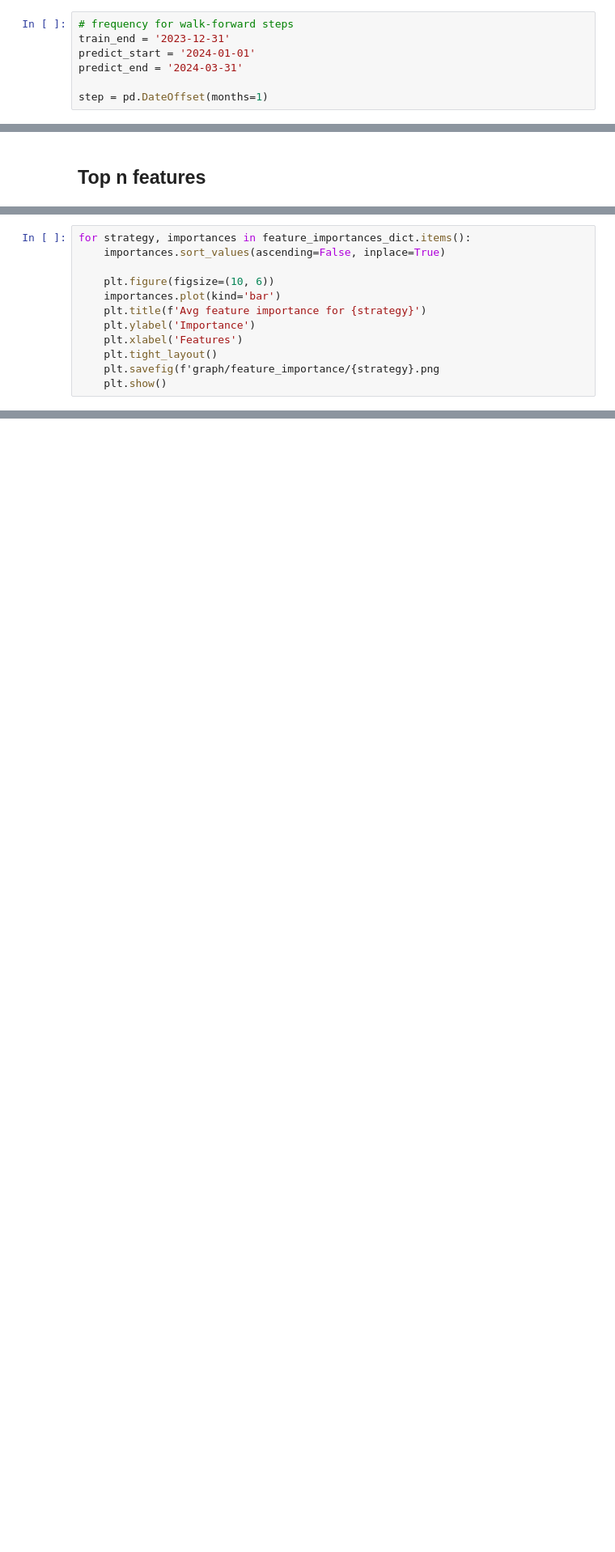
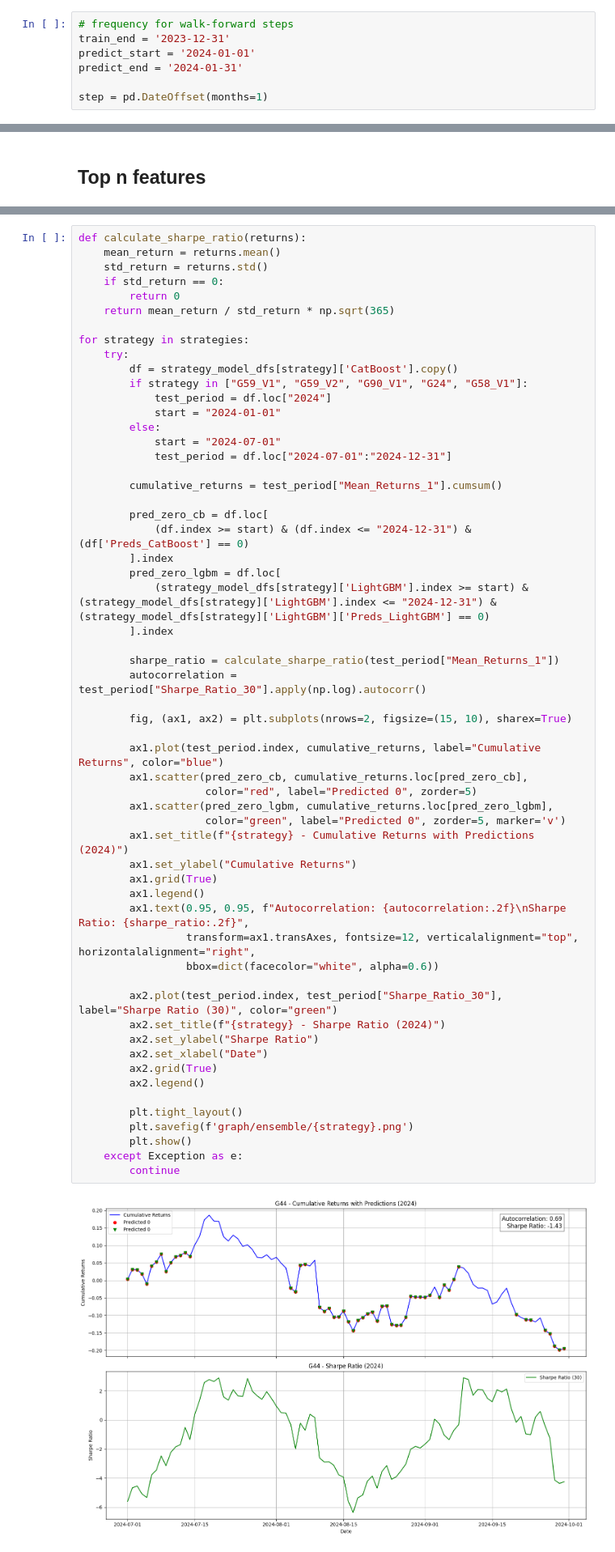
Before and after one commit to alemishch/trading_models, a Jupyter notebook: ensemble.ipynb, the cells around one changed output, grey strips where cells are left out. Shown at 81% size. Cells and saved outputs as stored; diff of their text form; blank space fills up the shorter version.

Commit message:
measured performance of ensemble models

```diff
--- a/ensemble.ipynb
+++ b/ensemble.ipynb
@@ -42,7 +42,7 @@ for strategy, df in strategies_data.items():
 # frequency for walk-forward steps
 train_end = '2023-12-31'
 predict_start = '2024-01-01'
-predict_end = '2024-03-31'
+predict_end = '2024-01-31'
 
 step = pd.DateOffset(months=1)
 # %%
@@ -308,12 +313,0 @@ No objects info loaded
-# %%
-for strategy, importances in feature_importances_dict.items():
-    importances.sort_values(ascending=False, inplace=True)
-
-    plt.figure(figsize=(10, 6))
-    importances.plot(kind='bar')
-    plt.title(f'Avg feature importance for {strategy}')
-    plt.ylabel('Importance')
-    plt.xlabel('Features')
-    plt.tight_layout()
-    plt.savefig(f'graph/feature_importance/{strategy}.png
-    plt.show()
@@ -334,0 +314,59 @@ for strategy, importances in feature_importances_dict.items():
+# %%
+def calculate_sharpe_ratio(returns):
+    mean_return = returns.mean()
+    std_return = returns.std()
+    if std_return == 0:
+        return 0
+    return mean_return / std_return * np.sqrt(365)
+
+for strategy in strategies:
+    try:
+        df = strategy_model_dfs[strategy]['CatBoost'].copy()
+        if strategy in ["G59_V1", "G59_V2", "G90_V1", "G24", "G58_V1"]:
+            test_period = df.loc["2024"]
+            start = "2024-01-01"
+        else:
+            start = "2024-07-01"
+            test_period = df.loc["2024-07-01":"2024-12-31"]
+
+        cumulative_returns = test_period["Mean_Returns_1"].cumsum()
+
+        pred_zero_cb = df.loc[
+            (df.index >= start) & (df.index <= "2024-12-31") & (df['Preds_CatBoost'] == 0)
+        ].index
+        pred_zero_lgbm = df.loc[
+            (strategy_model_dfs[strategy]['LightGBM'].index >= start) & (strategy_model_dfs[strategy]['LightGBM'].index <= "2024-12-31") & (strategy_model_dfs[strategy]['LightGBM']['Preds_LightGBM'] == 0)
+        ].index
+
+        sharpe_ratio = calculate_sharpe_ratio(test_period["Mean_Returns_1"])
+        autocorrelation = test_period["Sharpe_Ratio_30"].apply(np.log).autocorr()
+
+        fig, (ax1, ax2) = plt.subplots(nrows=2, figsize=(15, 10), sharex=True)
+
+        ax1.plot(test_period.index, cumulative_returns, label="Cumulative Returns", color="blue")
+        ax1.scatter(pred_zero_cb, cumulative_returns.loc[pred_zero_cb],
+                    color="red", label="Predicted 0", zorder=5)
+        ax1.scatter(pred_zero_lgbm, cumulative_returns.loc[pred_zero_lgbm],
+                    color="green", label="Predicted 0", zorder=5, marker='v')
+        ax1.set_title(f"{strategy} - Cumulative Returns with Predictions (2024)")
+        ax1.set_ylabel("Cumulative Returns")
+        ax1.grid(True)
+        ax1.legend()
+        ax1.text(0.95, 0.95, f"Autocorrelation: {autocorrelation:.2f}\nSharpe Ratio: {sharpe_ratio:.2f}",
+                 transform=ax1.transAxes, fontsize=12, verticalalignment="top", horizontalalignment="right",
+                 bbox=dict(facecolor="white", alpha=0.6))
+
+        ax2.plot(test_period.index, test_period["Sharpe_Ratio_30"], label="Sharpe Ratio (30)", color="green")
+        ax2.set_title(f"{strategy} - Sharpe Ratio (2024)")
+        ax2.set_ylabel("Sharpe Ratio")
+        ax2.set_xlabel("Date")
+        ax2.grid(True)
+        ax2.legend()
+
+        plt.tight_layout()
+        plt.savefig(f'graph/ensemble/{strategy}.png')
+        plt.show()
+    except Exception as e:
+        continue
+# %% [output]
+[figure, added]
```
Also changed, not shown: parts of 3 cells of this notebook, 15 other files.
